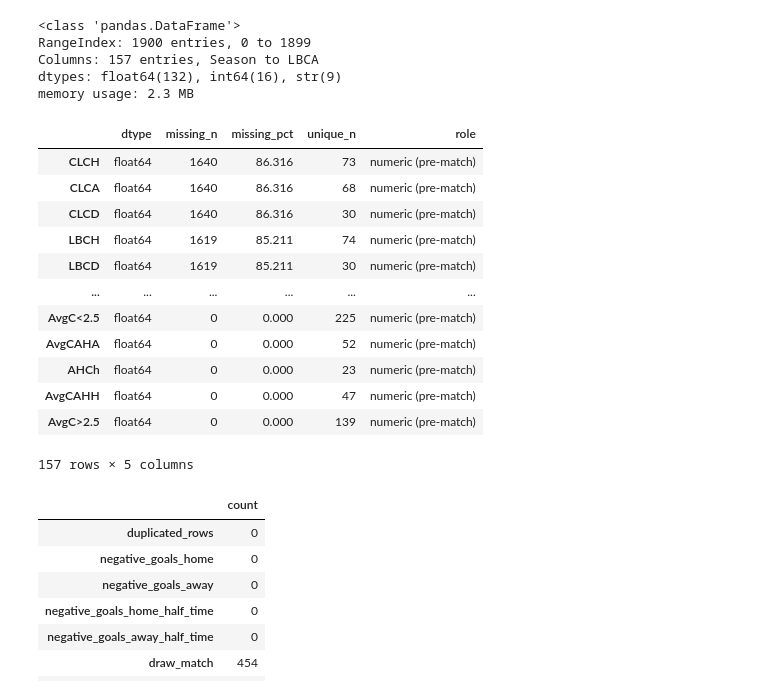
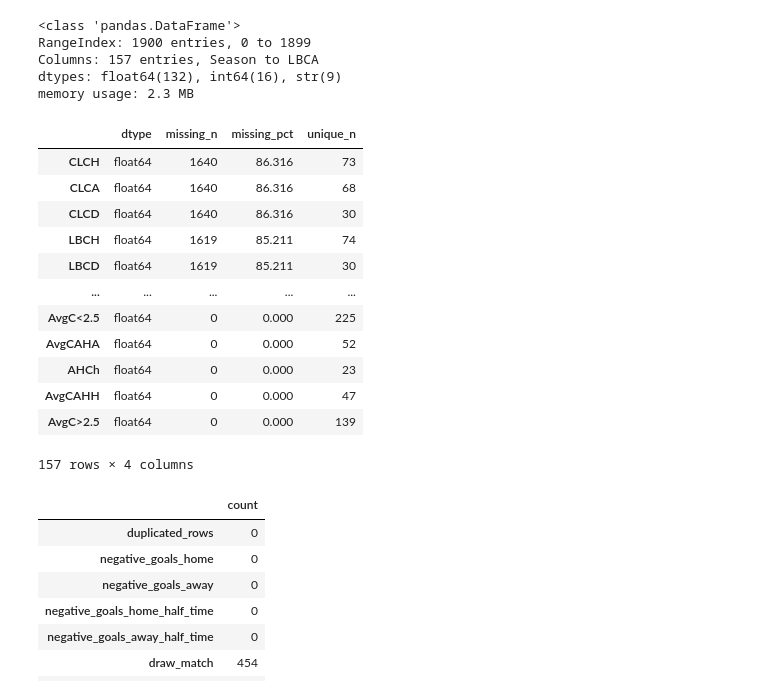
Before and after one commit to errodd/premier_league_football_predictor, a Jupyter notebook: notebooks/EDA.ipynb, the cells around one changed output. Saved outputs shown, nothing was run; the diff lists cells and outputs as text; code cells hidden in the pictures.

```diff
--- a/notebooks/EDA.ipynb
+++ b/notebooks/EDA.ipynb
@@ -213,46 +122,25 @@ memory usage: 2.3 MB
 # %%
 quality_summary = pd.DataFrame({
     "dtype": premier_df.dtypes.astype(str),
     "missing_n": premier_df.isna().sum(),
     "missing_pct": premier_df.isna().mean().mul(100),
     "unique_n": premier_df.nunique(dropna=True),
 })
-
-_POST_MATCH = ["FTHG", "FTAG", "HTHG", "HTAG", "HS", "AS", "HST", "AST",
-               "HF", "AF", "HC", "AC", "HY", "AY", "HR", "AR"]
-
-
-def classify_role(col):
-    if col in ["Season", "Div", "Date", "Time", "HomeTeam", "AwayTeam"]:
-        return "identifier / key"
-    if col == "Referee":
-        return "nominal label"
-    if col == "FTR":
-        return "target"
-    if col == "HTR":
-        return "target (half time)"
-    if col in _POST_MATCH:
-        return "discrete count (post-match)"
-    return "numeric (pre-match)"
-
-
-quality_summary["role"] = [
-    classify_role(col) for col in quality_summary.index]
 quality_summary.sort_values("missing_pct", ascending=False )
 # %% [output]
-|  | dtype | missing_n | missing_pct | unique_n | role |
-| CLCH | float64 | 1640 | 86.316 | 73 | numeric (pre-match) |
-| CLCA | float64 | 1640 | 86.316 | 68 | numeric (pre-match) |
-| CLCD | float64 | 1640 | 86.316 | 30 | numeric (pre-match) |
-| LBCH | float64 | 1619 | 85.211 | 74 | numeric (pre-match) |
-| LBCD | float64 | 1619 | 85.211 | 30 | numeric (pre-match) |
-| ... | ... | ... | ... | ... | ... |
-| AvgC<2.5 | float64 | 0 | 0.000 | 225 | numeric (pre-match) |
-| AvgCAHA | float64 | 0 | 0.000 | 52 | numeric (pre-match) |
-| AHCh | float64 | 0 | 0.000 | 23 | numeric (pre-match) |
-| AvgCAHH | float64 | 0 | 0.000 | 47 | numeric (pre-match) |
-| AvgC>2.5 | float64 | 0 | 0.000 | 139 | numeric (pre-match) |
+|  | dtype | missing_n | missing_pct | unique_n |
+| CLCH | float64 | 1640 | 86.316 | 73 |
+| CLCA | float64 | 1640 | 86.316 | 68 |
+| CLCD | float64 | 1640 | 86.316 | 30 |
+| LBCH | float64 | 1619 | 85.211 | 74 |
+| LBCD | float64 | 1619 | 85.211 | 30 |
+| ... | ... | ... | ... | ... |
+| AvgC<2.5 | float64 | 0 | 0.000 | 225 |
+| AvgCAHA | float64 | 0 | 0.000 | 52 |
+| AHCh | float64 | 0 | 0.000 | 23 |
+| AvgCAHH | float64 | 0 | 0.000 | 47 |
+| AvgC>2.5 | float64 | 0 | 0.000 | 139 |
-157 rows × 5 columns
+157 rows × 4 columns
 # %%
 checks = pd.Series({
     "duplicated_rows": premier_df.duplicated().sum(),
```
Also changed, not shown: parts of 34 cells of this notebook, 2 other files.
